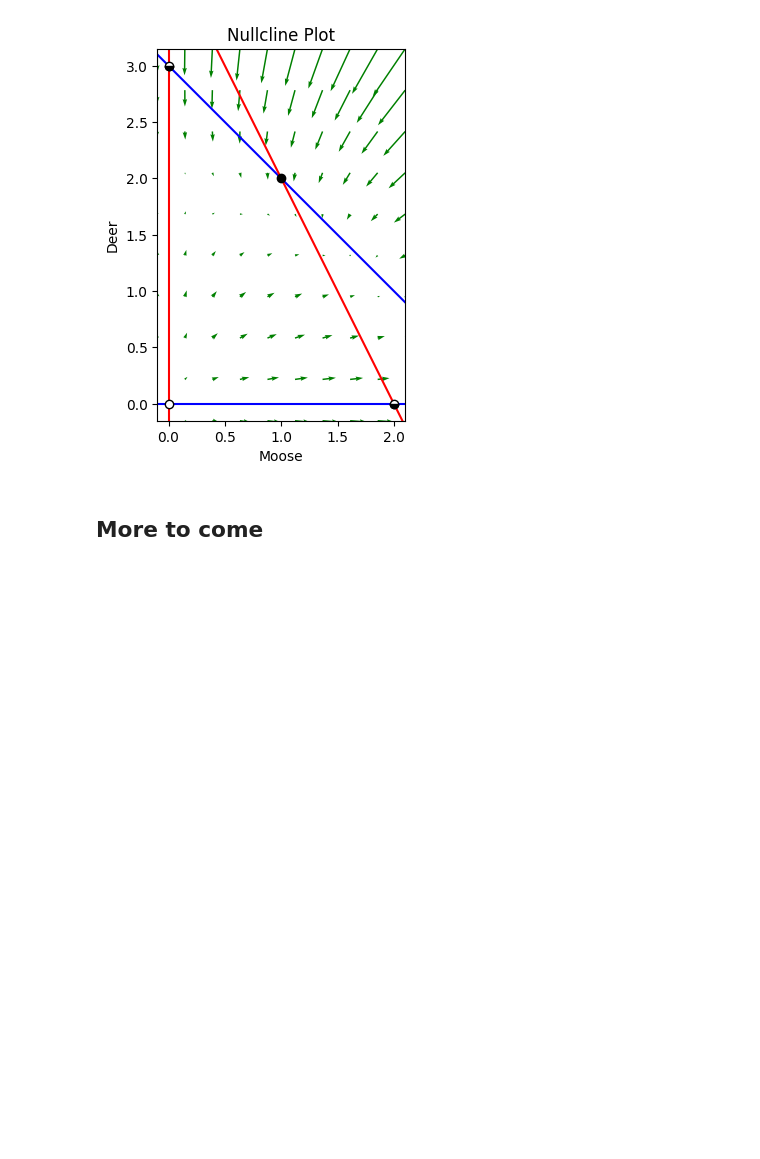
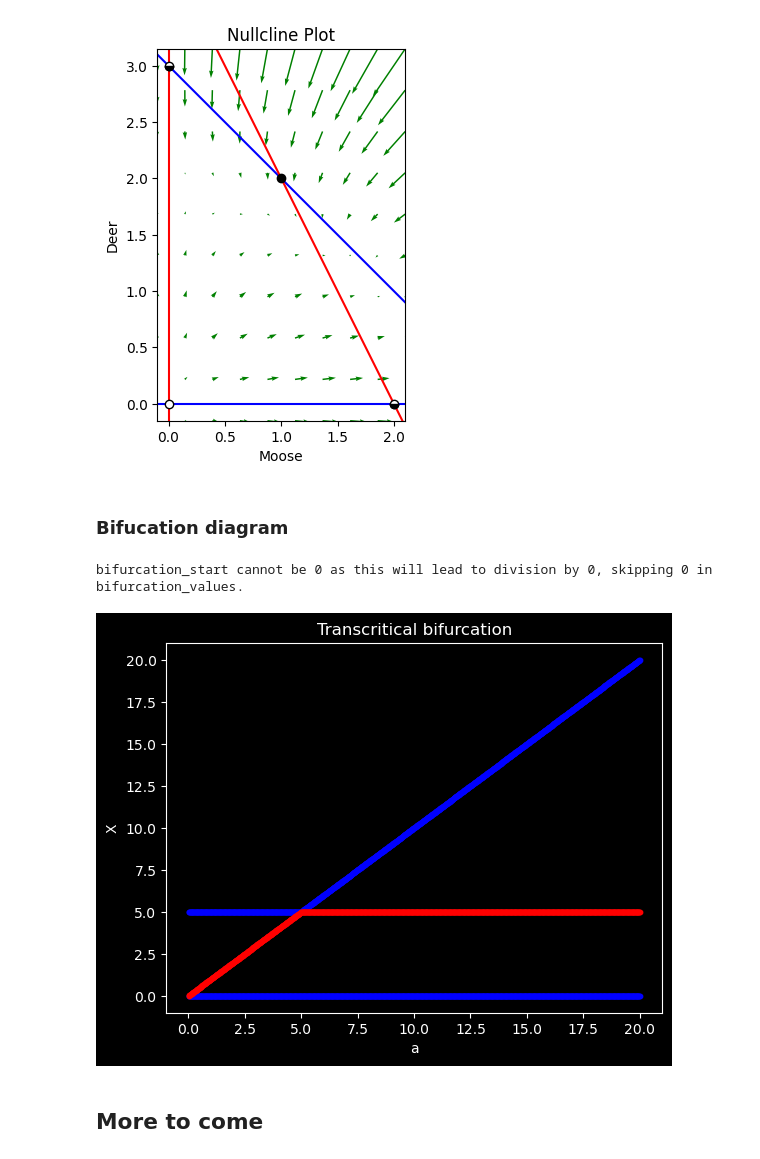
Before and after one commit to JorritJS/ODEyssey, a Jupyter notebook: examples/function_examples.ipynb, the cells around one changed output. Cells and saved outputs as stored; diff of their text form; code cells hidden in the pictures; blank space fills up the shorter version.

```diff
--- a/examples/function_examples.ipynb
+++ b/examples/function_examples.ipynb
@@ -165,5 +167,22 @@ Saddle point: (0.0, 2.00000000000000)
 Stable equilibrium point: (2.00000000000000, 1.00000000000000)
 Saddle point: (3.00000000000000, 0.0)
 [figure]
+# %% [markdown]
+### Bifucation diagram
+# %%
+# Import the module for symbols()
+from sympy import symbols
+
+# Make the variables symbols so Python knows how to handle them
+X, a = symbols('X a')
+
+# Give a differential equation
+differential_eq = 2 * X * (1 - X / 5) * (X / a - 1)
+
+# Plot the diagram with custom settings
+ode.bifurcation_diagram(differential_eq, variable=X, bifurcation_symbol=a, bifurcation_start=0, bifurcation_end=20, axes_labels=('a', 'X'), title='Transcritical bifurcation')
+# %% [output]
+bifurcation_start cannot be 0 as this will lead to division by 0, skipping 0 in bifurcation_values.
+[figure, added]
 # %% [markdown]
 ## More to come
```
Also changed, not shown: parts of 1 cell of this notebook.
